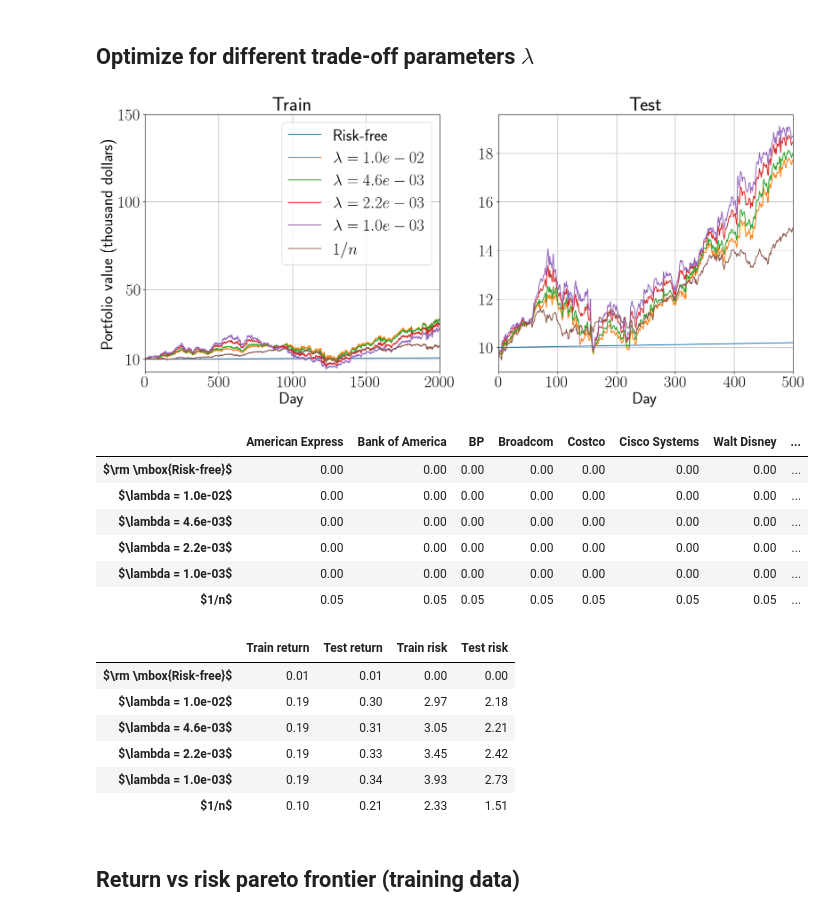
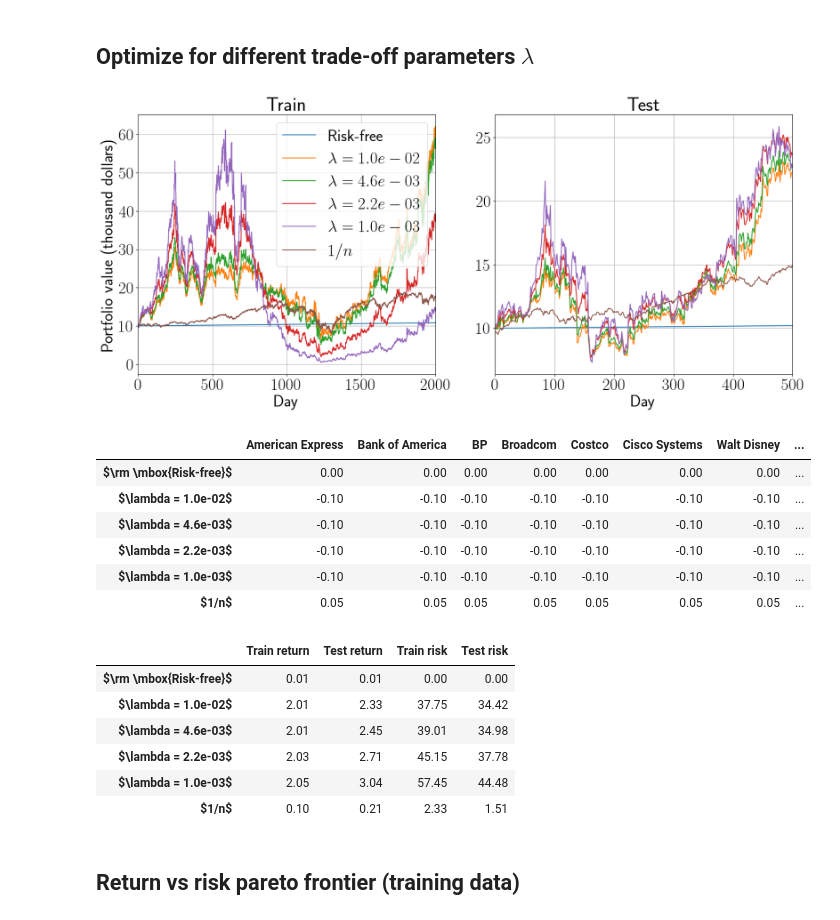
Before and after one commit to ORF307/companion, a Jupyter notebook: lectures/10_lecture/portfolio_optimization.ipynb, the cells around one changed output. Saved outputs shown, nothing was run; the diff lists cells and outputs as text; code cells hidden in the pictures.

```diff
--- a/lectures/10_lecture/portfolio_optimization.ipynb
+++ b/lectures/10_lecture/portfolio_optimization.ipynb
@@ -102,7 +102,7 @@ mu = np.mean(R, axis=0)  # Average returns across time
 ret = - mu @ w_var
 risk = cp.norm(R @ w_var - ret * np.ones(T), 1)/T
 objective = ret + lam * risk
-constraints = [cp.sum(w_var) == 1, w_var >= 0]
+constraints = [cp.sum(w_var) == 1, w_var >= -0.1]
 problem = cp.Problem(cp.Minimize(objective), constraints)
 
 
@@ -117,36 +117,36 @@ for k in range(n_lam):
     results.append(compute_results(w, r_train, r_test))
     ax[0].plot(np.arange(T), portfolio_V(V0, r_train)/1000, label=lam_string)
     ax[1].plot(np.arange(R_test.shape[0]), portfolio_V(V0, r_test)/1000)
 
 # Equal invesetment
 w = np.ones(n_assets)/n_assets
 r_train = R @ w  # Return time series
 r_test = R_test @ w  # Test return time series
 w_data.update({r"$1/n$": w})
 results.append(compute_results(w, r_train, r_test))
 ax[0].plot(np.arange(T), portfolio_V(V0, r_train)/1000, label=r"$1/n$")
 ax[1].plot(np.arange(R_test.shape[0]), portfolio_V(V0, r_test)/1000)
 
 
 # Create dataframe from results (round to 2 decimals)
 df_results = pd.DataFrame(results).round(2)
 
 # Complete plot
 ax[0].set_ylabel("Portfolio value (thousand dollars)")
 ax[0].set_title("Train")
 ax[0].set_xlabel("Day")
-ax[0].set_yticks([10, 50, 100, 150])
+# ax[0].set_yticks([10, 50, 100, 150])
 ax[0].set_xlim([0, T])
 ax[0].grid()
 ax[0].legend()
 ax[1].set_xlabel("Day")
 ax[1].set_title("Test")
-ax[1].set_yticks([10, 12, 14, 16, 18])
+# ax[1].set_yticks([10, 12, 14, 16, 18])
 ax[1].set_xlim([0, T_test])
 ax[1].grid()
 plt.savefig("total_portfolio.pdf")
 # %% [output]
-[figure, old version]
+[figure, new version]
 # %%
 w_df = pd.DataFrame(w_data).T.round(2)
 w_df.columns = prices.columns
@@ -154,10 +154,10 @@ w_df
 # %% [output]
 |  | American Express | Bank of America | BP | Broadcom | Costco | Cisco Systems | Walt Disney | ... |
 | $\rm \mbox{Risk-free}$ | 0.00 | 0.00 | 0.00 | 0.00 | 0.00 | 0.00 | 0.00 | ... |
-| $\lambda = 1.0e-02$ | 0.00 | 0.00 | 0.00 | 0.00 | 0.00 | 0.00 | 0.00 | ... |
-| $\lambda = 4.6e-03$ | 0.00 | 0.00 | 0.00 | 0.00 | 0.00 | 0.00 | 0.00 | ... |
-| $\lambda = 2.2e-03$ | 0.00 | 0.00 | 0.00 | 0.00 | 0.00 | 0.00 | 0.00 | ... |
-| $\lambda = 1.0e-03$ | 0.00 | 0.00 | 0.00 | 0.00 | 0.00 | 0.00 | 0.00 | ... |
+| $\lambda = 1.0e-02$ | -0.10 | -0.10 | -0.10 | -0.10 | -0.10 | -0.10 | -0.10 | ... |
+| $\lambda = 4.6e-03$ | -0.10 | -0.10 | -0.10 | -0.10 | -0.10 | -0.10 | -0.10 | ... |
+| $\lambda = 2.2e-03$ | -0.10 | -0.10 | -0.10 | -0.10 | -0.10 | -0.10 | -0.10 | ... |
+| $\lambda = 1.0e-03$ | -0.10 | -0.10 | -0.10 | -0.10 | -0.10 | -0.10 | -0.10 | ... |
 | $1/n$ | 0.05 | 0.05 | 0.05 | 0.05 | 0.05 | 0.05 | 0.05 | ... |
 # %%
 df_results.index = w_df.index  # Use same index to list allocations
@@ -165,10 +165,10 @@ df_results
 # %% [output]
 |  | Train return | Test return | Train risk | Test risk |
 | $\rm \mbox{Risk-free}$ | 0.01 | 0.01 | 0.00 | 0.00 |
-| $\lambda = 1.0e-02$ | 0.19 | 0.30 | 2.97 | 2.18 |
-| $\lambda = 4.6e-03$ | 0.19 | 0.31 | 3.05 | 2.21 |
-| $\lambda = 2.2e-03$ | 0.19 | 0.33 | 3.45 | 2.42 |
-| $\lambda = 1.0e-03$ | 0.19 | 0.34 | 3.93 | 2.73 |
+| $\lambda = 1.0e-02$ | 2.01 | 2.33 | 37.75 | 34.42 |
+| $\lambda = 4.6e-03$ | 2.01 | 2.45 | 39.01 | 34.98 |
+| $\lambda = 2.2e-03$ | 2.03 | 2.71 | 45.15 | 37.78 |
+| $\lambda = 1.0e-03$ | 2.05 | 3.04 | 57.45 | 44.48 |
 | $1/n$ | 0.10 | 0.21 | 2.33 | 1.51 |
 # %%
 # print(df_results.to_latex(index=True, escape=False, float_format=r"$%.2f$"))
```
Also changed, not shown: parts of 2 cells of this notebook, 41 other files.
